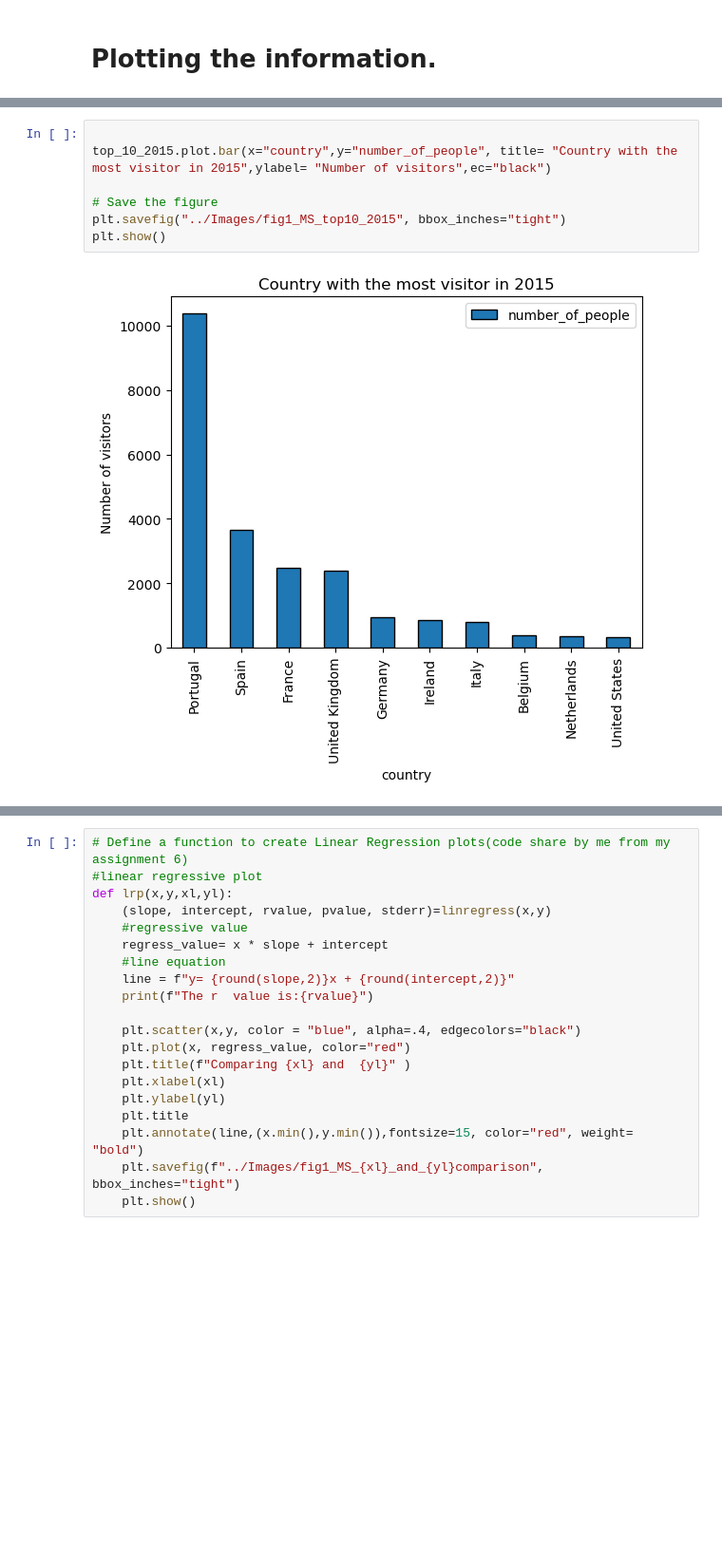
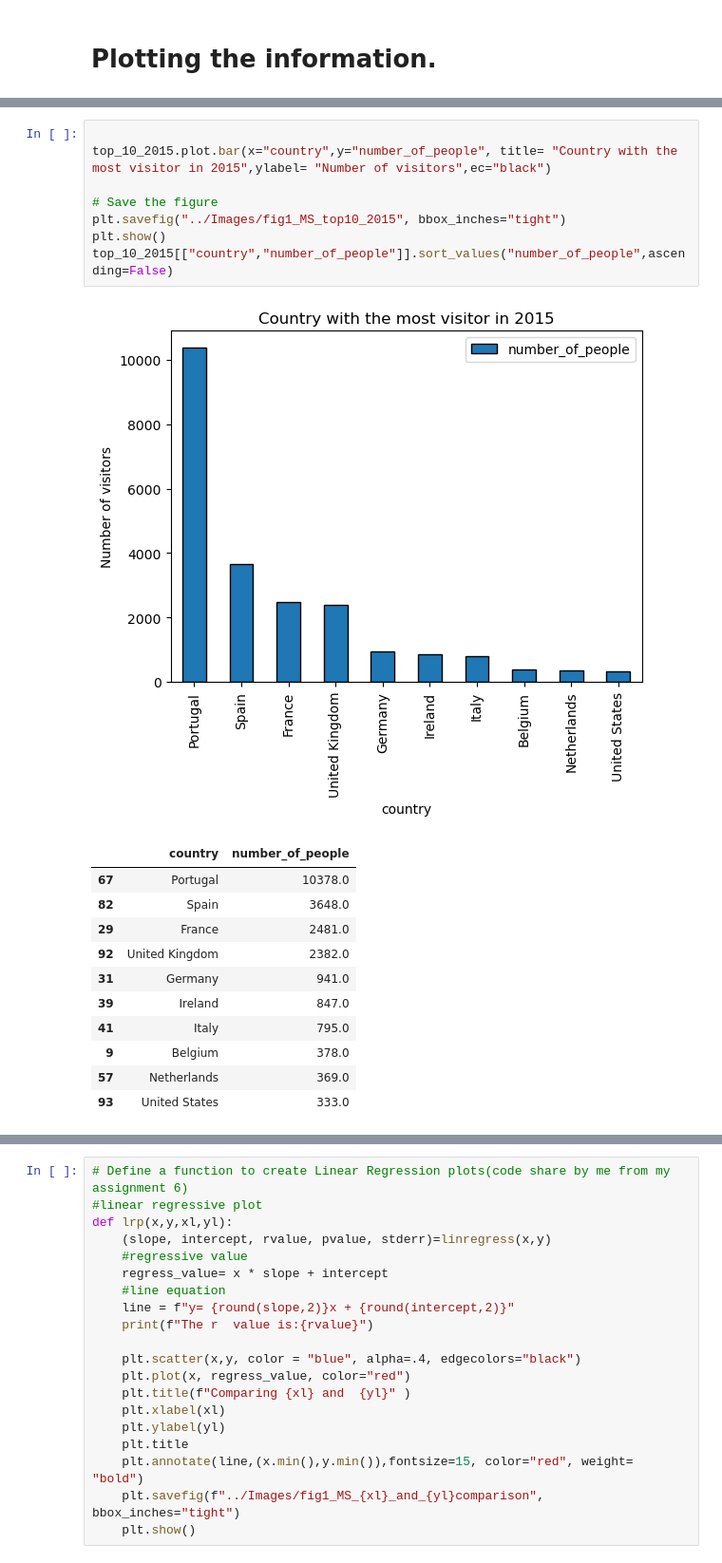
Before and after one commit to Kathyvng/Project1_Group6, a Jupyter notebook: Miguel_Analysis/clean_it.ipynb, the cells around one changed output, grey strips where cells are left out. Shown: that part at 95% size. Saved outputs shown, nothing was run; the diff lists cells and outputs as text; blank space fills up the shorter version.

```diff
--- a/Miguel_Analysis/clean_it.ipynb
+++ b/Miguel_Analysis/clean_it.ipynb
@@ -499,12 +539,24 @@ plt.show()
 # %%
 
 top_10_2015.plot.bar(x="country",y="number_of_people", title= "Country with the most visitor in 2015",ylabel= "Number of visitors",ec="black")
 
 # Save the figure
 plt.savefig("../Images/fig1_MS_top10_2015", bbox_inches="tight")
 plt.show()
+top_10_2015[["country","number_of_people"]].sort_values("number_of_people",ascending=False)
 # %% [output]
 [figure]
+|  | country | number_of_people |
+| 67 | Portugal | 10378.0 |
+| 82 | Spain | 3648.0 |
+| 29 | France | 2481.0 |
+| 92 | United Kingdom | 2382.0 |
+| 31 | Germany | 941.0 |
+| 39 | Ireland | 847.0 |
+| 41 | Italy | 795.0 |
+| 9 | Belgium | 378.0 |
+| 57 | Netherlands | 369.0 |
+| 93 | United States | 333.0 |
 # %%
 top_10_2016.plot.bar(x="country",y="days_stayed", title= "Top 10 coundrys with their average day stay in 2016", ylabel= "Number of visitors", ec="black")
 
```
Also changed, not shown: parts of 12 cells of this notebook.
